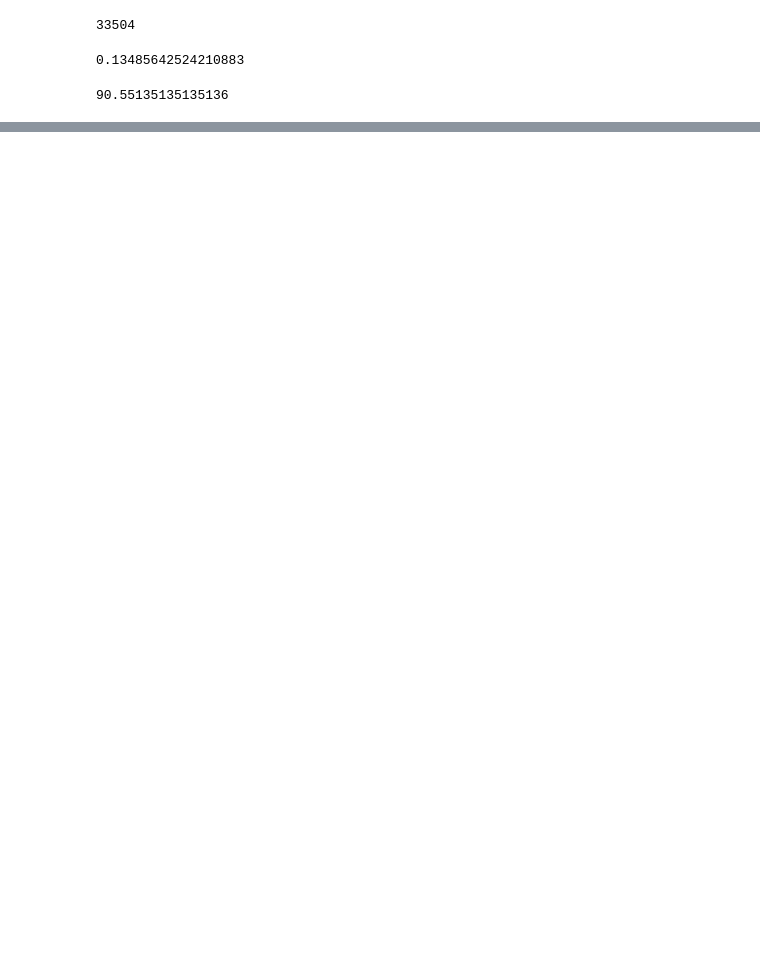
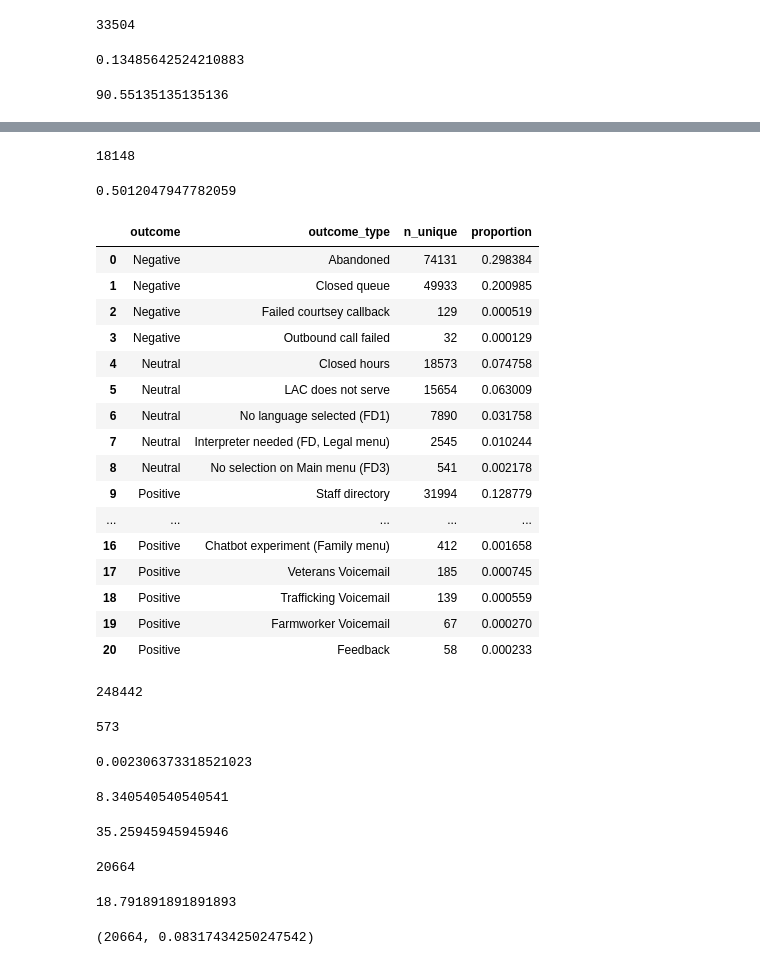
Before and after one commit to arvindkrishna87/STAT390_LegalAid_Fall2025, a Jupyter notebook: Internal work of Teams/Krish/caller_type_tag.ipynb, the cells around one changed output, grey strips where cells are left out. Drawn from its saved outputs; the diff is of its cells as text; code cells hidden in the pictures; blank space fills up the shorter version.

```diff
--- a/Internal work of Teams/Krish/caller_type_tag.ipynb
+++ b/Internal work of Teams/Krish/caller_type_tag.ipynb
@@ -1221,0 +1570,75 @@ last_act.loc[last_act['caller_type'] == 'Main menu only']
+# %%
+16821+1327
+# %% [output]
+18148
+# %%
+49297/98357
+# %% [output]
+0.5012047947782059
+# %%
+summary = tagged_data.groupby(['outcome','outcome_type'])['Contact Session ID'].nunique().reset_index(name='n_unique')
+summary['proportion'] = summary['n_unique']/248442
+summary = (
+    summary
+        .sort_values(['outcome', 'proportion'], ascending=[True, False])
+        .reset_index(drop=True)
+)
+summary
+# %% [output]
+|  | outcome | outcome_type | n_unique | proportion |
+| 0 | Negative | Abandoned | 74131 | 0.298384 |
+| 1 | Negative | Closed queue | 49933 | 0.200985 |
+| 2 | Negative | Failed courtsey callback | 129 | 0.000519 |
+| 3 | Negative | Outbound call failed | 32 | 0.000129 |
+| 4 | Neutral | Closed hours | 18573 | 0.074758 |
+| 5 | Neutral | LAC does not serve | 15654 | 0.063009 |
+| 6 | Neutral | No language selected (FD1) | 7890 | 0.031758 |
+| 7 | Neutral | Interpreter needed (FD, Legal menu) | 2545 | 0.010244 |
+| 8 | Neutral | No selection on Main menu (FD3) | 541 | 0.002178 |
+| 9 | Positive | Staff directory | 31994 | 0.128779 |
+| ... | ... | ... | ... | ... |
+| 16 | Positive | Chatbot experiment (Family menu) | 412 | 0.001658 |
+| 17 | Positive | Veterans Voicemail | 185 | 0.000745 |
+| 18 | Positive | Trafficking Voicemail | 139 | 0.000559 |
+| 19 | Positive | Farmworker Voicemail | 67 | 0.000270 |
+| 20 | Positive | Feedback | 58 | 0.000233 |
+# %%
+76739 + 49933 + 31994 + 20664 + 18991 + 18573 + 13046 + 7890 + 6953 + 3086 + 412 + 129 + 32
+# %% [output]
+248442
+# %%
+412 + 129 + 32
+# %% [output]
+573
+# %%
+573/248442
+# %% [output]
+0.002306373318521023
+# %%
+(2545+541)/370
+# %% [output]
+8.340540540540541
+# %%
+13046/370
+# %% [output]
+35.25945945945946
+# %%
+16498+2267+836+672+185+139+67
+# %% [output]
+20664
+# %%
+(6895+58)/370
+# %% [output]
+18.791891891891893
+# %%
+mask = tagged_data['outcome_type'].str.contains('voicemail', case=False, na=False)
+
+# Count unique Contact Session IDs
+n_unique = tagged_data.loc[mask, 'Contact Session ID'].nunique()
+
+# Compute proportion out of total (replace denominator as needed)
+proportion = n_unique / len(tagged_data['Contact Session ID'].unique())
+
+n_unique, proportion
+# %% [output]
+(20664, 0.08317434250247542)
```
Also changed, not shown: parts of 99 cells of this notebook, 1 other file.
